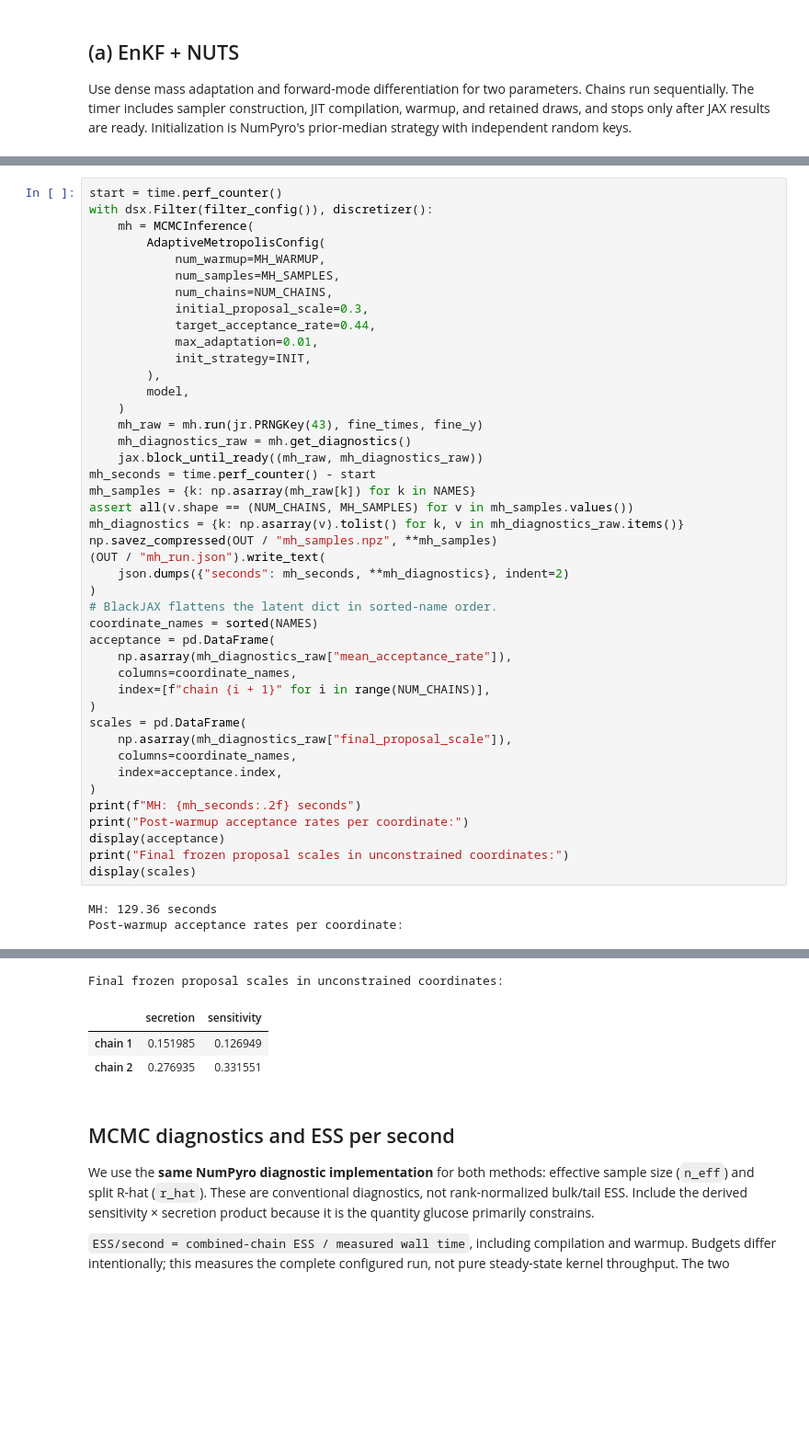
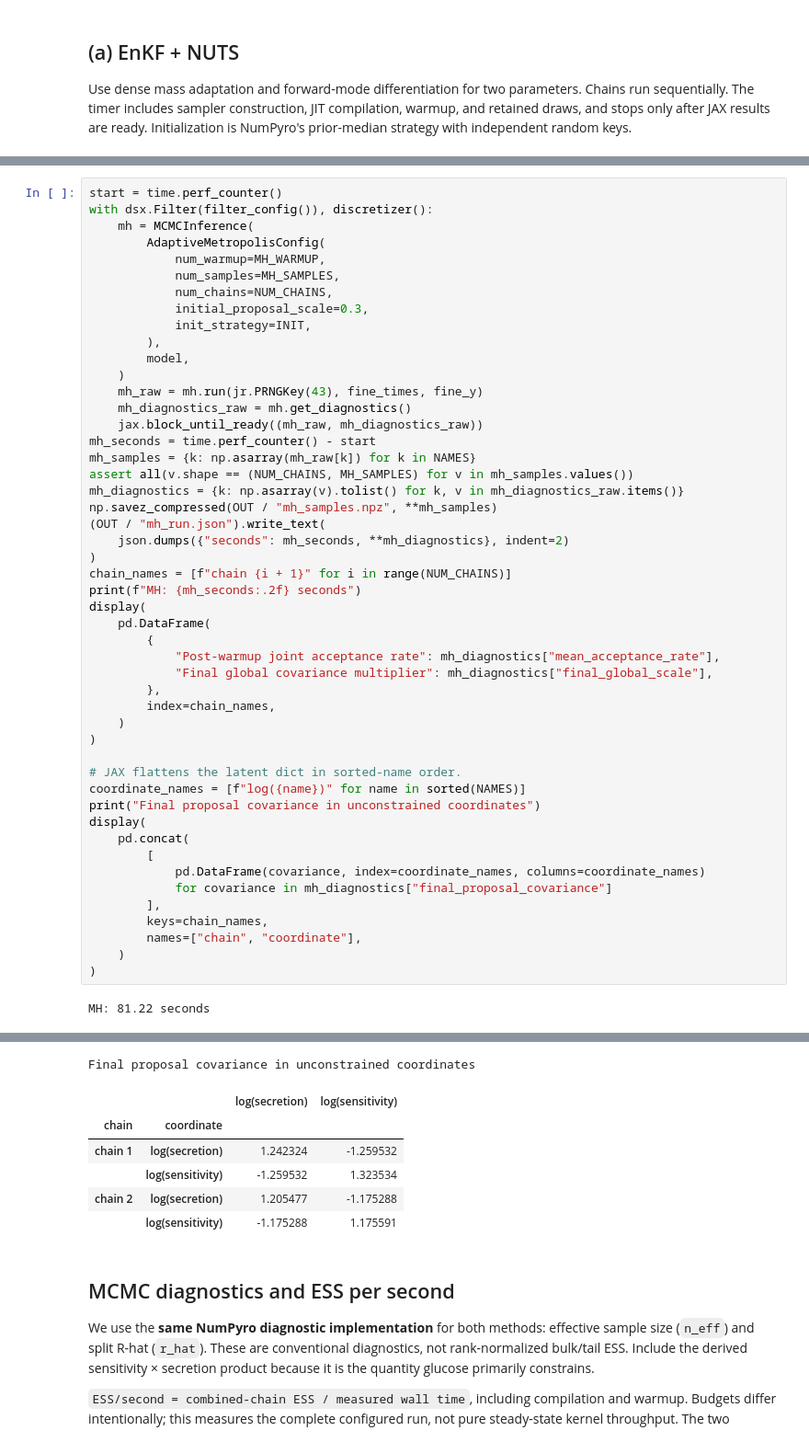
Before and after one commit to BasisResearch/dynestyx, a Jupyter notebook: docs/deep_dives/ogtt_sde_enkf_sampler_comparison.ipynb, the cells around one changed output, grey strips where cells are left out. Shown at 92% size. Drawn from its saved outputs; the diff is of its cells as text; blank space fills up the shorter version.

```diff
--- a/docs/deep_dives/ogtt_sde_enkf_sampler_comparison.ipynb
+++ b/docs/deep_dives/ogtt_sde_enkf_sampler_comparison.ipynb
@@ -285,8 +285,6 @@ with dsx.Filter(filter_config()), discretizer():
             num_samples=MH_SAMPLES,
             num_chains=NUM_CHAINS,
             initial_proposal_scale=0.3,
-            target_acceptance_rate=0.44,
-            max_adaptation=0.01,
             init_strategy=INIT,
         ),
         model,
@@ -302,23 +300,30 @@ np.savez_compressed(OUT / "mh_samples.npz", **mh_samples)
 (OUT / "mh_run.json").write_text(
     json.dumps({"seconds": mh_seconds, **mh_diagnostics}, indent=2)
 )
-# BlackJAX flattens the latent dict in sorted-name order.
-coordinate_names = sorted(NAMES)
-acceptance = pd.DataFrame(
-    np.asarray(mh_diagnostics_raw["mean_acceptance_rate"]),
-    columns=coordinate_names,
-    index=[f"chain {i + 1}" for i in range(NUM_CHAINS)],
+chain_names = [f"chain {i + 1}" for i in range(NUM_CHAINS)]
+print(f"MH: {mh_seconds:.2f} seconds")
+display(
+    pd.DataFrame(
+        {
+            "Post-warmup joint acceptance rate": mh_diagnostics["mean_acceptance_rate"],
+            "Final global covariance multiplier": mh_diagnostics["final_global_scale"],
+        },
+        index=chain_names,
+    )
 )
-scales = pd.DataFrame(
-    np.asarray(mh_diagnostics_raw["final_proposal_scale"]),
-    columns=coordinate_names,
-    index=acceptance.index,
+
+# JAX flattens the latent dict in sorted-name order.
+coordinate_names = [f"log({name})" for name in sorted(NAMES)]
+print("Final proposal covariance in unconstrained coordinates")
+display(
+    pd.concat(
+        [
+            pd.DataFrame(covariance, index=coordinate_names, columns=coordinate_names)
+            for covariance in mh_diagnostics["final_proposal_covariance"]
+        ],
+        keys=chain_names,
+        names=["chain", "coordinate"],
+    )
 )
-print(f"MH: {mh_seconds:.2f} seconds")
-print("Post-warmup acceptance rates per coordinate:")
-display(acceptance)
-print("Final frozen proposal scales in unconstrained coordinates:")
-display(scales)
 # %% [output]
-MH: 129.36 seconds
-Post-warmup acceptance rates per coordinate:
+MH: 81.22 seconds
@@ -328,7 +333,10 @@ Post-warmup acceptance rates per coordinate:
-Final frozen proposal scales in unconstrained coordinates:
+Final proposal covariance in unconstrained coordinates
-|  | secretion | sensitivity |
-| chain 1 | 0.151985 | 0.126949 |
-| chain 2 | 0.276935 | 0.331551 |
+|  |  | log(secretion) | log(sensitivity) |
+| chain | coordinate |  |  |
+| chain 1 | log(secretion) | 1.242324 | -1.259532 |
+|  | log(sensitivity) | -1.259532 | 1.323534 |
+| chain 2 | log(secretion) | 1.205477 | -1.175288 |
+|  | log(sensitivity) | -1.175288 | 1.175591 |
 # %% [markdown]
 ## MCMC diagnostics and ESS per second
 
```
Also changed, not shown: parts of 10 cells of this notebook.
